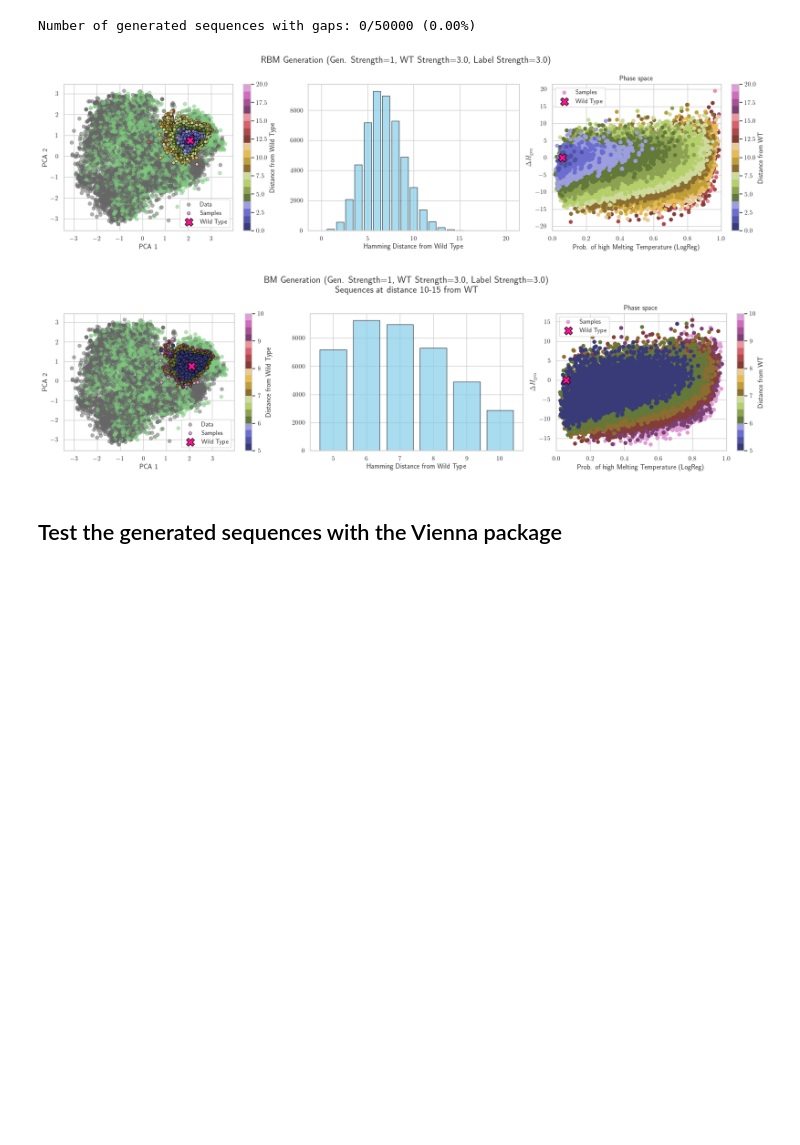
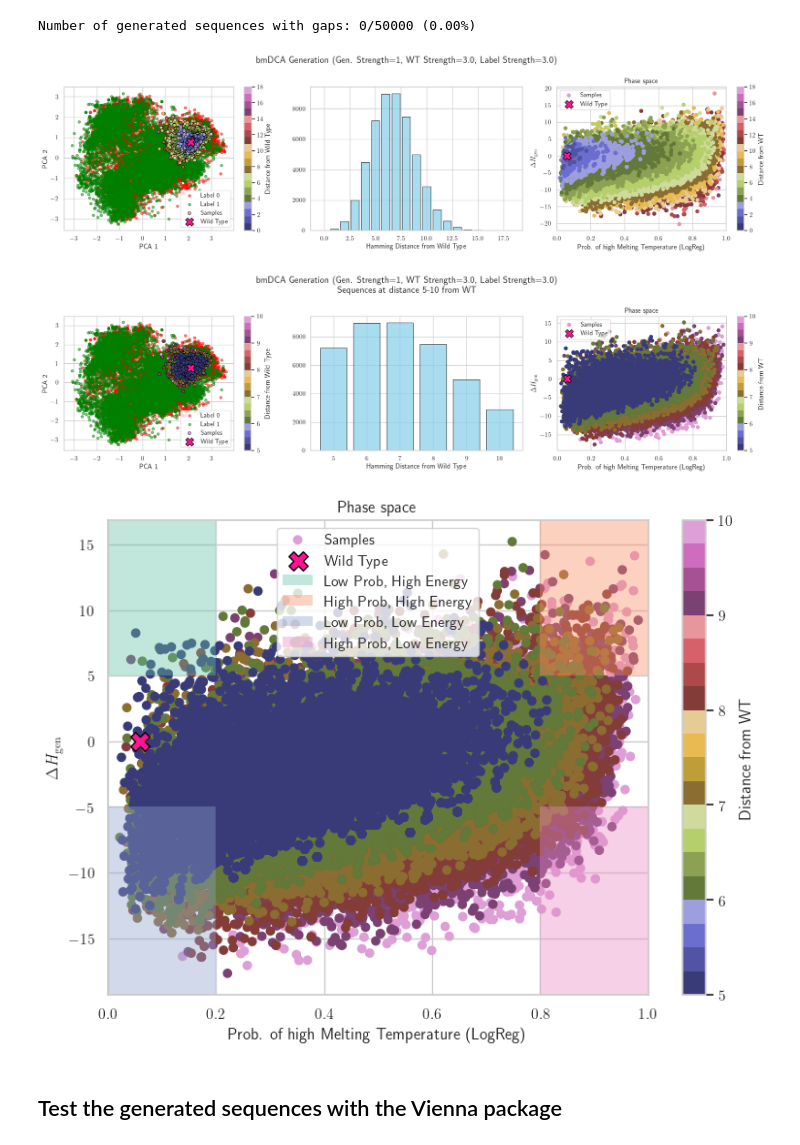
Before and after one commit to spqb/thermostable-ribozymes, a Jupyter notebook: notebooks/analysis_tRNA_bmDCA.ipynb, the cells around one changed output. Saved outputs shown, nothing was run; the diff lists cells and outputs as text; code cells hidden in the pictures; blank space fills up the shorter version.

```diff
--- a/notebooks/analysis_tRNA_bmDCA.ipynb
+++ b/notebooks/analysis_tRNA_bmDCA.ipynb
@@ -306,10 +397,10 @@ plot_summary(
     sample_labels=labels_pred,
     energy_wt=energy_wt,
     label_wt=labels_pred_wt,
-    title=f"RBM Generation (Gen. Strength={gen_strength}, WT Strength={wt_strength}, Label Strength={label_strength})"
+    title=f"bmDCA Generation (Gen. Strength={gen_strength}, WT Strength={wt_strength}, Label Strength={label_strength})"
 )
 # %% [output]
-[figure, old version]
+[figure, new version]
 # %%
 # Keep only sequences at distance 20 - 25
 mask = (distances >= 5) & (distances <= 10)
@@ -328,10 +419,68 @@ plot_summary(
     sample_labels=labels_pred_d,
     energy_wt=energy_wt,
     label_wt=labels_pred_wt,
-    title=f"BM Generation (Gen. Strength={gen_strength}, WT Strength={wt_strength}, Label Strength={label_strength})\nSequences at distance 10-15 from WT"
+    title=f"bmDCA Generation (Gen. Strength={gen_strength}, WT Strength={wt_strength}, Label Strength={label_strength})\nSequences at distance 5-10 from WT"
 )
 # %% [output]
-[figure, old version]
+[figure, new version]
+# %%
+# select 4 groups of sequences:
+# - low energy, low probability
+# - low energy, high probability
+# - high energy, low probability
+# - high energy, high probability
+energy_lb = -5
+energy_up = 5
+prob_lw = 0.2
+prob_up = 0.8
+# %%
+idx = np.argsort(distances_d)[::-1]
+import matplotlib
+from matplotlib.patches import Rectangle
+
+fig = plt.figure(figsize=(8, 6))
+set2_colors = plt.get_cmap("Set2").colors[:4]
+# convert to hex using matplotlib
+set2_colors_hex = [matplotlib.colors.rgb2hex(c) for c in set2_colors]
+# Scatter plot of Energy vs Probability
+sc = plt.scatter(labels_pred_d[idx], energies_d[idx] - energy_wt, c=distances_d[idx], cmap="tab20b", label=f"Samples")
+plt.ylabel(r"$\Delta H_{\mathrm{gen}}$")
+plt.xlabel(r"Prob. of high Melting Temperature (LogReg)")
+plt.title(f"Phase space")
+plt.scatter(labels_pred_wt, 0, marker="X", s=200, c='deeppink', label='Wild Type', edgecolor='black')
+plt.xlim(0, 1)
+
+rect = Rectangle((0, energy_up),
+            prob_lw, abs(20 - energy_up),
+            facecolor=set2_colors_hex[0], alpha=0.4,
+            edgecolor='none', label='Low Prob, High Energy')  # label here [web:15]
+plt.gca().add_patch(rect)
+
+rect = Rectangle((prob_up, energy_up),
+            1 - prob_up, abs(20 - energy_up),
+            facecolor=set2_colors_hex[1], alpha=0.4,
+            edgecolor='none', label='High Prob, High Energy')  # label here [web:16]
+plt.gca().add_patch(rect)
+
+rect = Rectangle((0, -20),
+            prob_lw, abs(- energy_lb - 20),
+            facecolor=set2_colors_hex[2], alpha=0.4,
+            edgecolor='none', label='Low Prob, Low Energy')  # label here [web:17]
+plt.gca().add_patch(rect)
+
+rect = Rectangle((prob_up, -20),
+            1 - prob_up, energy_lb + 20,
+            facecolor=set2_colors_hex[3], alpha=0.4,
+            edgecolor='none', label='High Prob, Low Energy')  # label here [web:18]
+plt.gca().add_patch(rect)
+
+plt.legend(loc='upper center')
+
+cbar = plt.colorbar(sc)
+cbar.set_label(r"Distance from WT")
+plt.tight_layout()
+# %% [output]
+[figure, added]
 # %%
 # select 4 groups of sequences:
 # - low energy, low probability
```
Also changed, not shown: parts of 23 cells of this notebook, 6 other files.
